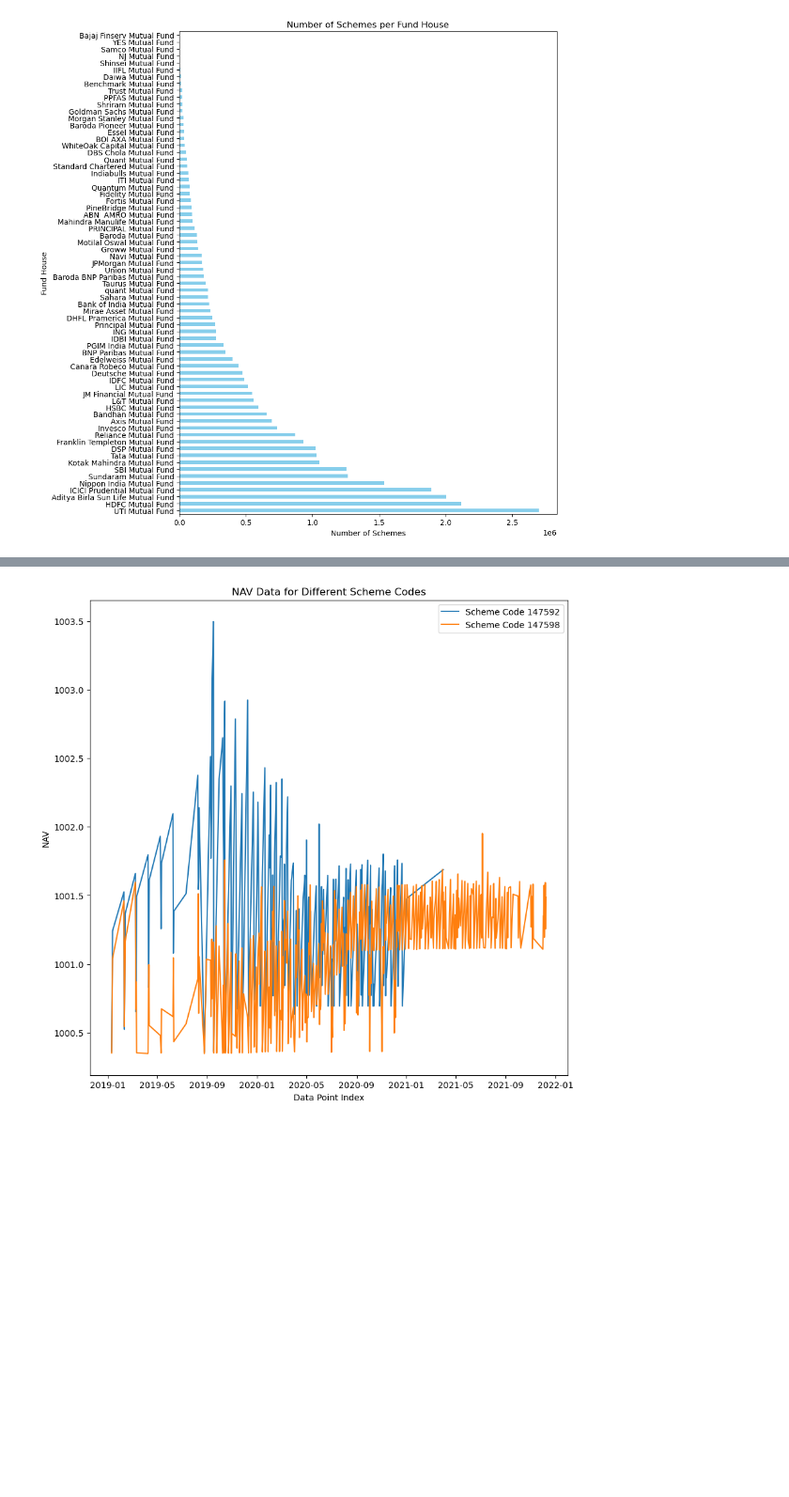
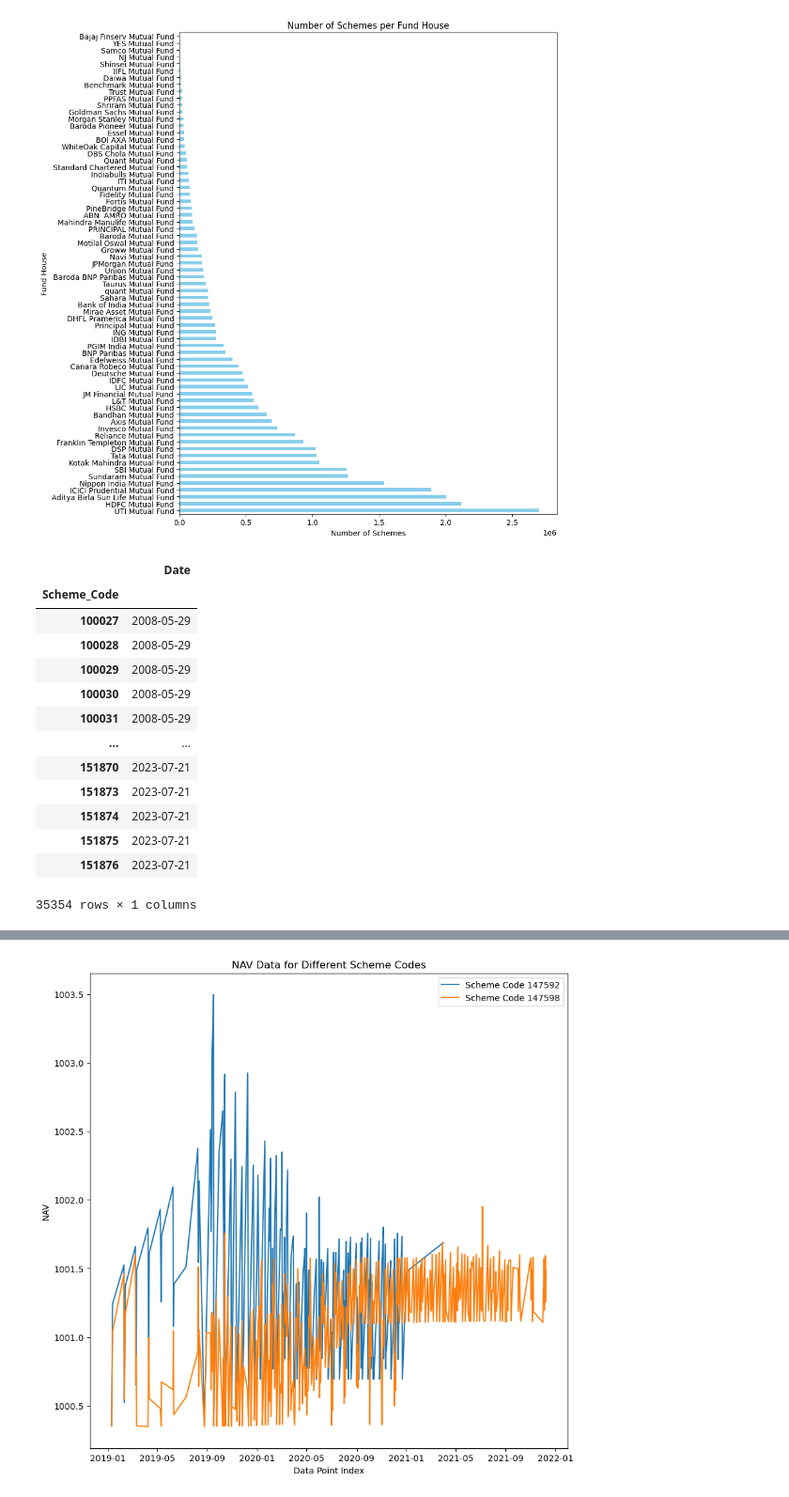
Before and after one commit to tamraparani/mutual_funds, a Jupyter notebook: notebooks/starter-notebook.ipynb, the cells around one changed output, grey strips where cells are left out. Shown: that part at 94% size. Cells and saved outputs as stored; diff of their text form; code cells hidden in the pictures; blank space fills up the shorter version.

```diff
--- a/notebooks/starter-notebook.ipynb
+++ b/notebooks/starter-notebook.ipynb
@@ -22,0 +21,2 @@ for dirname, _, filenames in os.walk('/kaggle/input'):
+# %%
+url = os.path.join(os.path.dirname(os.path.dirname(os.getcwd())),'Mutual_Funds.csv')
@@ -23,6 +27,7 @@ for dirname, _, filenames in os.walk('/kaggle/input'):
 # %%
 # Read Mutual File
-mf = pd.read_csv('/kaggle/input/indian-mutual-funds-dataset-2023/Mutual_Funds.csv')
+
+mf = pd.read_csv(url)
 mf.shape
 # %% [output]
 (29033646, 7)
@@ -128,3 +133,5 @@ plt.tight_layout()
 plt.show()
 # %% [output]
 [figure]
+# %%
+mf['Date'] = pd.to_datetime(mf['Date'],format= '%d-%m-%Y')
@@ -130,0 +140,19 @@ plt.show()
+# %%
+# Get the last date for each scheme
+last_dates = schemes.max()
+last_dates
+# %% [output]
+|  | Date |
+| Scheme_Code |  |
+| 100027 | 2008-05-29 |
+| 100028 | 2008-05-29 |
+| 100029 | 2008-05-29 |
+| 100030 | 2008-05-29 |
+| 100031 | 2008-05-29 |
+| ... | ... |
+| 151870 | 2023-07-21 |
+| 151873 | 2023-07-21 |
+| 151874 | 2023-07-21 |
+| 151875 | 2023-07-21 |
+| 151876 | 2023-07-21 |
+35354 rows × 1 columns
```
Also changed, not shown: parts of 9 cells of this notebook, 8 other files.
